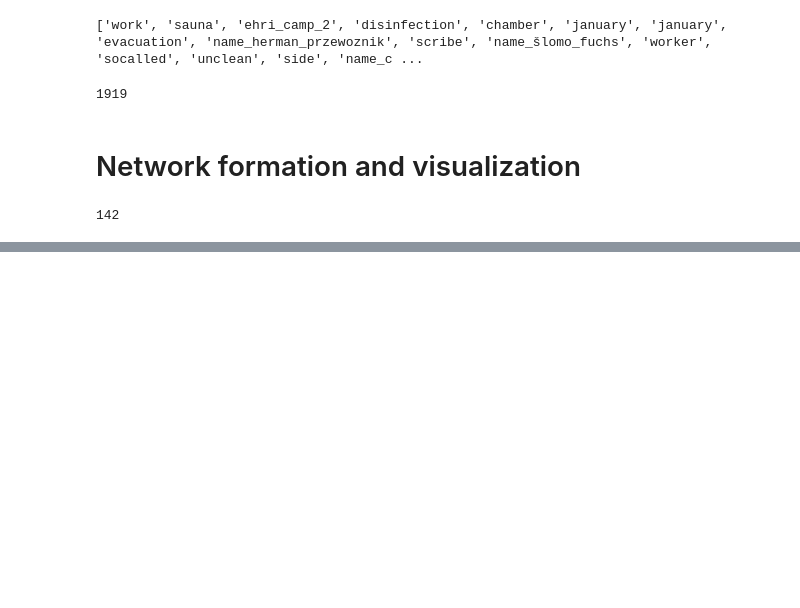
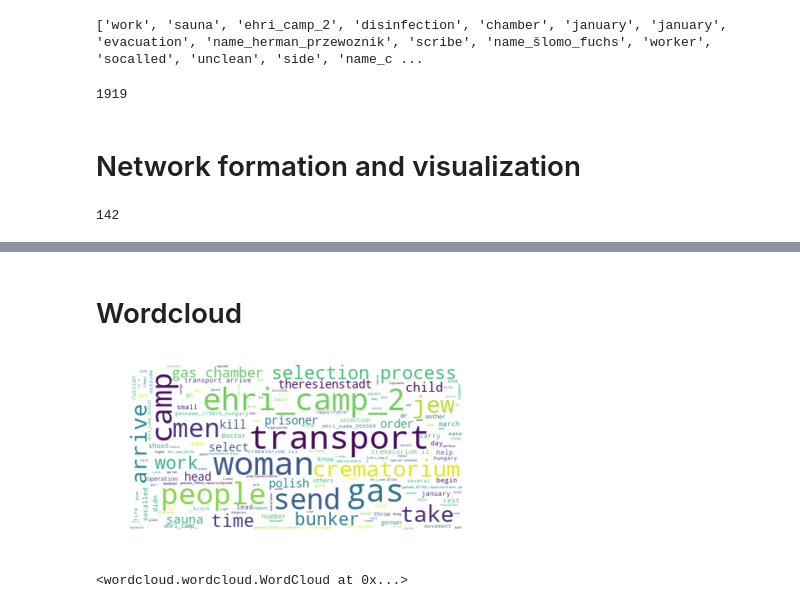
Before and after one commit to kasev/ehri_textual_networks, a Jupyter notebook: ehri-text-mining.ipynb, the cells around one changed output, grey strips where cells are left out. Saved outputs shown, nothing was run; the diff lists cells and outputs as text; code cells hidden in the pictures; blank space fills up the shorter version.

Commit message:
wordcloud implementation and figures

```diff
--- a/ehri-text-mining.ipynb
+++ b/ehri-text-mining.ipynb
@@ -207,3 +209,5 @@ nf.draw_2d_network(document_network, "EHRI example 2D network (verbs, nouns, and
 nf.draw_3d_network(document_network, "EHRI example 3D network (verbs, nouns, and adjectives)", "online")
 # %% [output]
 [interactive output not drawn]
+# %% [markdown]
+# Wordcloud
@@ -209,0 +221,11 @@ nf.draw_3d_network(document_network, "EHRI example 3D network (verbs, nouns, and
+# %%
+wordcloud = WordCloud(max_font_size=40, max_words=300, background_color="white").generate(" ".join(document_filtered))
+plt.imshow(wordcloud, interpolation='bilinear')
+plt.axis("off")
+plt.show()
+# %% [output]
+[figure, added]
+# %%
+wordcloud.to_file("images/ehri_document_example_wordcloud.png")
+# %% [output]
+<wordcloud.wordcloud.WordCloud at 0x...>
```
Also changed, not shown: parts of 3 cells of this notebook, 3 other files.
